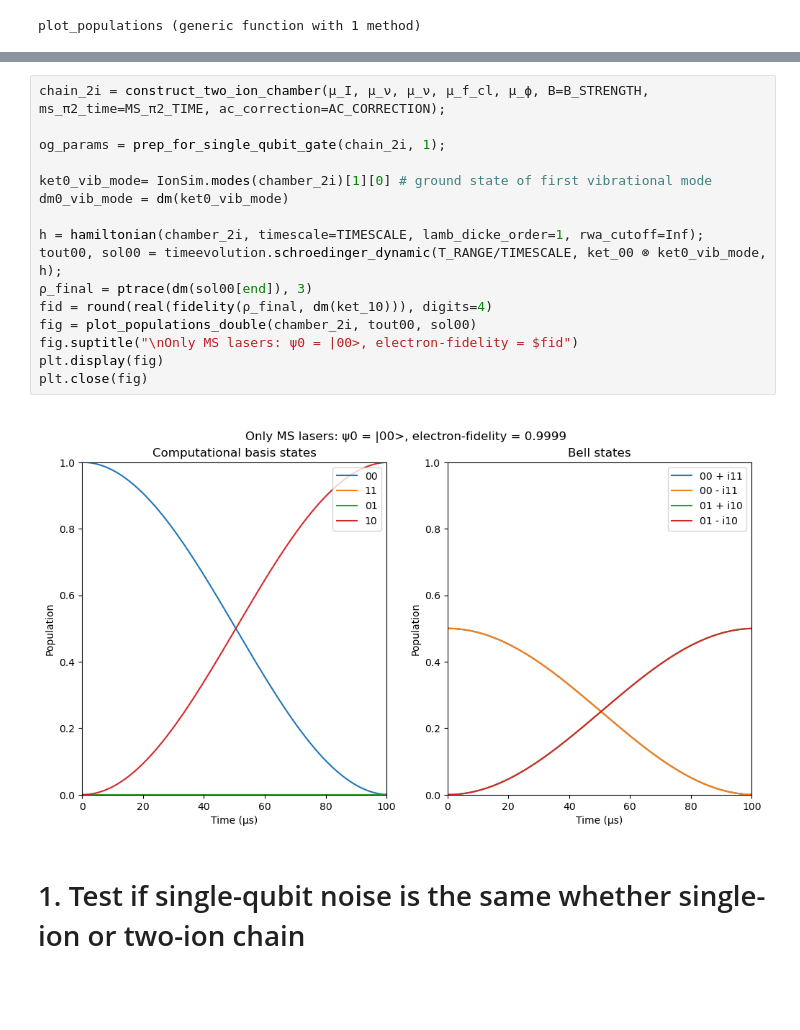
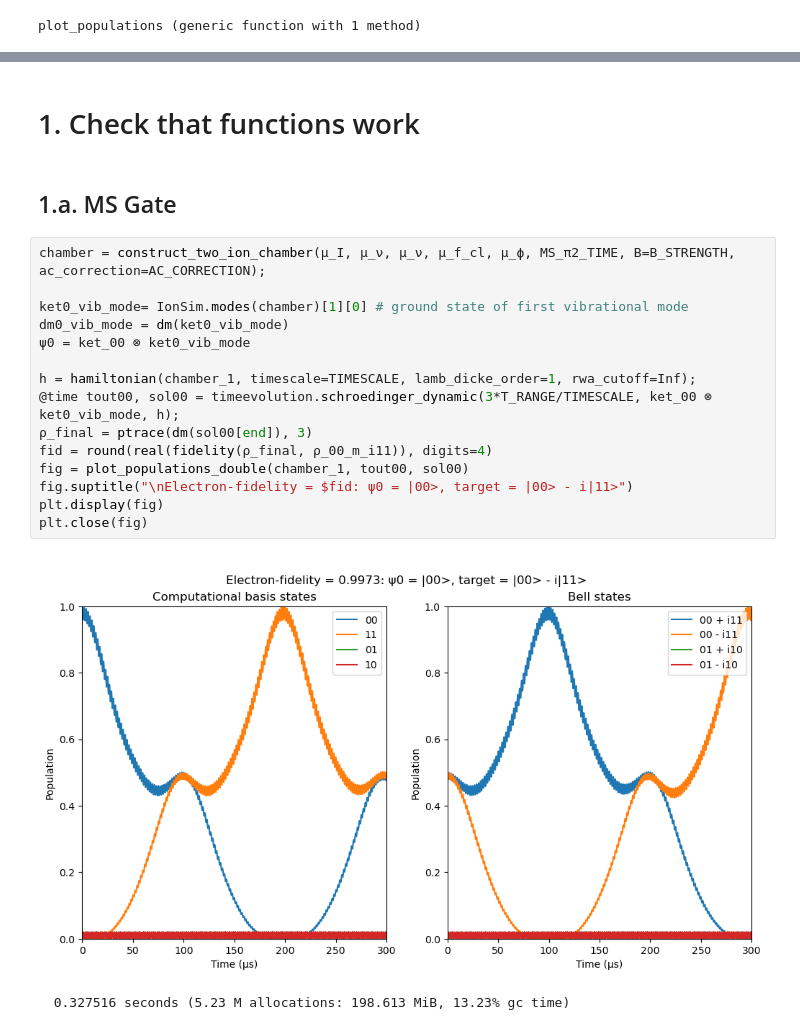
Before and after one commit to SQRLab/IonSim, a Jupyter notebook: noise_sim/noise_sim_example.ipynb, the cells around one changed output, grey strips where cells are left out. Saved outputs shown, nothing was run; the diff lists cells and outputs as text; blank space fills up the shorter version.

Commit message:
working gates

```diff
--- a/noise_sim/noise_sim_example.ipynb
+++ b/noise_sim/noise_sim_example.ipynb
@@ -253,20 +327,22 @@ RX (generic function with 2 methods)
+# %% [markdown]
+# 1. Check that functions work
+# %% [markdown]
+## 1.a. MS Gate
 # %%
-chain_2i = construct_two_ion_chamber(μ_I, μ_ν, μ_ν, μ_f_cl, μ_ϕ, B=B_STRENGTH, ms_π2_time=MS_π2_TIME, ac_correction=AC_CORRECTION);
+chamber = construct_two_ion_chamber(μ_I, μ_ν, μ_ν, μ_f_cl, μ_ϕ, MS_π2_TIME, B=B_STRENGTH, ac_correction=AC_CORRECTION);
 
-og_params = prep_for_single_qubit_gate(chain_2i, 1);
+ket0_vib_mode= IonSim.modes(chamber)[1][0] # ground state of first vibrational mode
+dm0_vib_mode = dm(ket0_vib_mode)
+ψ0 = ket_00 ⊗ ket0_vib_mode
 
-ket0_vib_mode= IonSim.modes(chamber_2i)[1][0] # ground state of first vibrational mode
-dm0_vib_mode = dm(ket0_vib_mode)
-
-h = hamiltonian(chamber_2i, timescale=TIMESCALE, lamb_dicke_order=1, rwa_cutoff=Inf);
-tout00, sol00 = timeevolution.schroedinger_dynamic(T_RANGE/TIMESCALE, ket_00 ⊗ ket0_vib_mode, h);
+h = hamiltonian(chamber_1, timescale=TIMESCALE, lamb_dicke_order=1, rwa_cutoff=Inf);
+@time tout00, sol00 = timeevolution.schroedinger_dynamic(3*T_RANGE/TIMESCALE, ket_00 ⊗ ket0_vib_mode, h);
 ρ_final = ptrace(dm(sol00[end]), 3)
-fid = round(real(fidelity(ρ_final, dm(ket_10))), digits=4)
-fig = plot_populations_double(chamber_2i, tout00, sol00)
-fig.suptitle("\nOnly MS lasers: ψ0 = |00>, electron-fidelity = $fid")
+fid = round(real(fidelity(ρ_final, ρ_00_m_i11)), digits=4)
+fig = plot_populations_double(chamber_1, tout00, sol00)
+fig.suptitle("\nElectron-fidelity = $fid: ψ0 = |00>, target = |00> - i|11>")
 plt.display(fig)
 plt.close(fig)
 # %% [output]
-[figure, old version]
+[figure, new version]
+  0.327516 seconds (5.23 M allocations: 198.613 MiB, 13.23% gc time)
-# %% [markdown]
-# 1. Test if single-qubit noise is the same whether single-ion or two-ion chain
```
Also changed, not shown: parts of 32 cells of this notebook, 1 other file.
